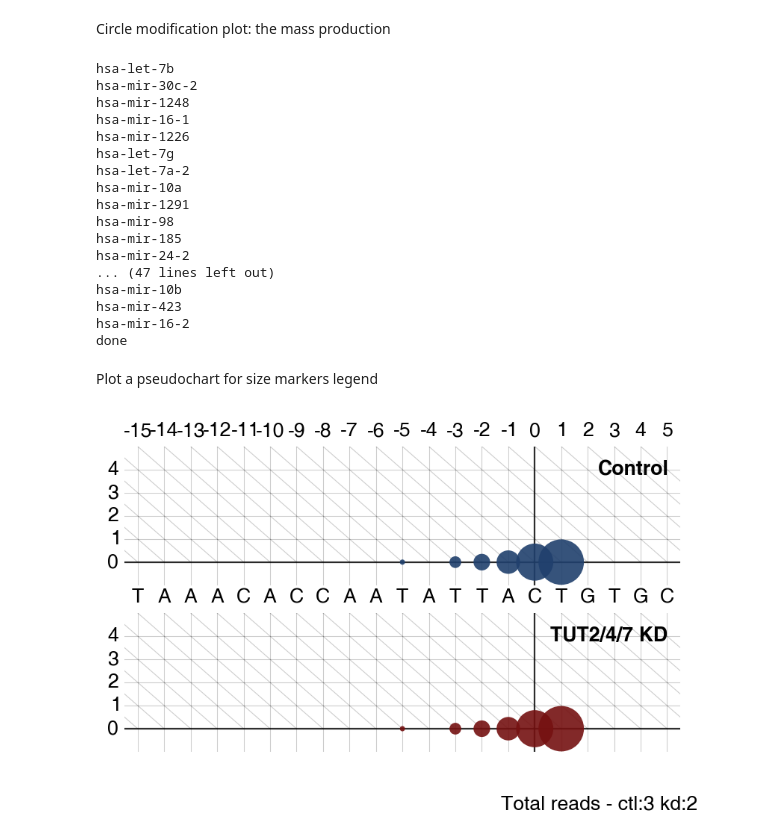
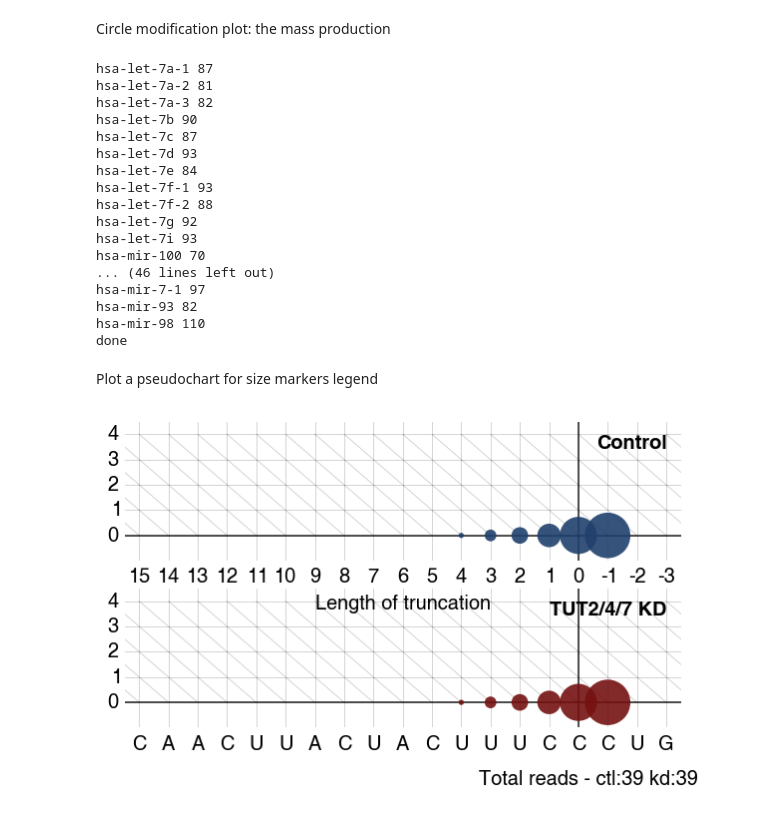
Before and after one commit to hyeshik/bskim-2015-pre-miRNA, a Jupyter notebook: notes/plot-modifications-endpos-frequency-circles.ipynb, the cells around one changed output. Saved outputs shown, nothing was run; the diff lists cells and outputs as text; code cells hidden in the pictures.

```diff
--- a/notes/plot-modifications-endpos-frequency-circles.ipynb
+++ b/notes/plot-modifications-endpos-frequency-circles.ipynb
@@ -89,7 +96,7 @@ mostfreq = mostfreq_pos[hairpinname]
 ctlfreqarr = ctlcnt[hairpinname] / ctlcnt[hairpinname].sum()
 kdfreqarr = kdcnt[hairpinname] / kdcnt[hairpinname].sum()
 # %%
-endpos_range = np.arange(mostfreq-10, mostfreq+6)
+endpos_range = np.arange(mostfreq-10, mostfreq+4)
 modcnt_range = np.arange(5)
 
 sc_pos_x = np.array([ep for ep in endpos_range for mc in modcnt_range])
@@ -129,10 +136,10 @@ plt.subplots_adjust(hspace=0.3)
 Add sequence line in the middle.
 # %%
 from Bio import SeqIO
-hairpin_seqs = SeqIO.to_dict(SeqIO.parse(open('reference/hairpins.fa'), 'fasta'))
+hairpin_seqs = SeqIO.to_dict(SeqIO.parse(open('../reference/hairpins.fa'), 'fasta'))
 # %%
 max_modcnt = 4
-endpos_range = np.arange(mostfreq-10, mostfreq+6)
+endpos_range = np.arange(mostfreq-10, mostfreq+4)
 modcnt_range = np.arange(max_modcnt+1)
 
 sc_pos_x = np.array([ep for ep in endpos_range for mc in modcnt_range])
@@ -140,7 +147,7 @@ sc_pos_y = np.array([mc for ep in endpos_range for mc in modcnt_range])
 sc_freq_cnt = np.array([ctlfreqarr[ep, mc] for ep in endpos_range for mc in modcnt_range])
 sc_freq_kd = np.array([kdfreqarr[ep, mc] for ep in endpos_range for mc in modcnt_range])
 
-ref_sequence = hairpin_seqs[hairpinname][endpos_range[0]:endpos_range[-1]+1]
+ref_sequence = hairpin_seqs[hairpinname][endpos_range[0]-1:endpos_range[-1]]
 
 def adjust_axis(ax, sample, showseq=False):
     plt.axvline(mostfreq, c='black', zorder=0, alpha=0.8)
@@ -149,26 +156,27 @@ def adjust_axis(ax, sample, showseq=False):
     # draw diagonal grid lines
     diaggrid_xbase = np.arange(endpos_range[0], endpos_range[-1] + max_modcnt + 1)
     for x in diaggrid_xbase:
-        xpts = np.arange(x - max_modcnt - 1, x+1)
-        ypts = np.arange(max_modcnt + 1, -1, -1)
+        xpts = np.arange(x - max_modcnt, x+1)
+        ypts = np.arange(max_modcnt, -1, -1)
         plt.plot(xpts, ypts, c='black', alpha=0.2, lw=0.5)
 
     if showseq:
         plt.xticks(endpos_range, list(ref_sequence))
     else:
-        plt.xticks(endpos_range, endpos_range - mostfreq)
+        plt.xticks(endpos_range, -(endpos_range - mostfreq))
+        plt.xlabel('Length of truncation')
 
     plt.xlim(endpos_range[0] - 0.5, endpos_range[-1] + 0.5)
-    plt.ylim(-1, modcnt_range[-1] + 1)
+    plt.ylim(-1, modcnt_range[-1] + 0.5)
     plt.yticks(modcnt_range)
     plt.grid(True, ls='-', alpha=0.2)
     plt.annotate(sample, (endpos_range[-1], modcnt_range[-1]), ha='right',
-                 va='center', fontsize=12, fontweight='bold')
+                 va='top', fontsize=12, fontweight='bold')
 
     plt.setp(ax.get_xticklines(), visible=False)
     plt.setp(ax.get_yticklines(), visible=False)
     ax.set_frame_on(False)
-    ax.xaxis.tick_top()
+    #ax.xaxis.tick_top()
 
 fig = plt.figure(figsize=(6, 3.3))
 
@@ -192,15 +200,15 @@ plt.annotate('Total reads: ctl:{:.0f} kd:{:.0f}'.format(ctlcnt[hairpinname].sum(
 # %% [markdown]
 Circle modification plot: the mass production
 # %%
-for hairpin in set(ctlcnt) & set(kdcnt):
+for hairpin in sorted(set(ctlcnt) & set(kdcnt)):
     if ctlcnt[hairpin].sum() < 100:
         continue
-
-    print(hairpin)
 
     ctlfreqarr = ctlcnt[hairpin] / ctlcnt[hairpin].sum()
     kdfreqarr = kdcnt[hairpin] / kdcnt[hairpin].sum()
     mostfreq = mostfreq_pos[hairpin]
+
+    print(hairpin, mostfreq)
 
     endpos_range = np.arange(mostfreq-15, mostfreq+6)
     modcnt_range = np.arange(5)
@@ -210,7 +218,7 @@ for hairpin in set(ctlcnt) & set(kdcnt):
     sc_freq_cnt = np.array([ctlfreqarr[ep, mc] for ep in endpos_range for mc in modcnt_range])
     sc_freq_kd = np.array([kdfreqarr[ep, mc] for ep in endpos_range for mc in modcnt_range])
 
-    ref_sequence = hairpin_seqs[hairpin][endpos_range[0]:endpos_range[-1]+1]
+    ref_sequence = str(hairpin_seqs[hairpin][endpos_range[0]-1:endpos_range[-1]].seq).replace('T', 'U')
 
     fig = plt.figure(figsize=(6, 3.3))
 
@@ -218,48 +226,48 @@ for hairpin in set(ctlcnt) & set(kdcnt):
 
     plt.scatter(sc_pos_x, sc_pos_y, s=sc_freq_cnt*1000, lw=0, c='#20406d', alpha=0.9, edgecolor='none',
                 zorder=8)
-    adjust_axis(ax, 'Control', showseq=False)
+    adjust_axis(ax, 'Control', showseq=True)
 
     ax = fig.add_subplot(2, 1, 2)
 
     plt.scatter(sc_pos_x, sc_pos_y, s=sc_freq_kd*1000, lw=0, c='#751111', alpha=0.9, edgecolor='none',
                 zorder=8)
-    adjust_axis(ax, 'TUT2/4/7 KD', showseq=True)
+    adjust_axis(ax, 'TUT2/4/7 KD', showseq=False)
     #ax.invert_yaxis()
 
     plt.annotate('Total reads - ctl:{:,.0f} kd:{:,.0f}'.format(ctlcnt[hairpin].sum(), kdcnt[hairpin].sum()),
                   (0.95, 0), ha='right', va='bottom', xycoords='figure fraction')
 
-    plt.subplots_adjust(hspace=0.2)
+    plt.subplots_adjust(hspace=0.2, top=0.9, bottom=0.2)
 
-    plt.savefig('plots/modpos-freq-circles-{}.pdf'.format(hairpin[4:]))
+    plt.savefig('../plots/modpos-freq-circles-{}.pdf'.format(hairpin[4:]))
     plt.close(fig)
 
 print('done')
 # %% [output]
-hsa-let-7b
-hsa-mir-30c-2
-hsa-mir-1248
-hsa-mir-16-1
-hsa-mir-1226
-hsa-let-7g
-hsa-let-7a-2
-hsa-mir-10a
-hsa-mir-1291
-hsa-mir-98
-hsa-mir-185
-hsa-mir-24-2
-... (47 lines left out)
-hsa-mir-10b
-hsa-mir-423
-hsa-mir-16-2
+hsa-let-7a-1 87
+hsa-let-7a-2 81
+hsa-let-7a-3 82
+hsa-let-7b 90
+hsa-let-7c 87
+hsa-let-7d 93
+hsa-let-7e 84
+hsa-let-7f-1 93
+hsa-let-7f-2 88
+hsa-let-7g 92
+hsa-let-7i 93
+hsa-mir-100 70
+... (46 lines left out)
+hsa-mir-7-1 97
+hsa-mir-93 82
+hsa-mir-98 110
 done
 # %% [markdown]
 Plot a pseudochart for size markers legend
 # %%
 zerofreqarr = ctlfreqarr - ctlfreqarr
 zerofreqcenter = 100
-zerofreqarr[zerofreqcenter - 5, 0] = 0.01
+zerofreqarr[zerofreqcenter - 4, 0] = 0.01
 zerofreqarr[zerofreqcenter - 3, 0] = 0.05
 zerofreqarr[zerofreqcenter - 2, 0] = 0.10
 zerofreqarr[zerofreqcenter - 1, 0] = 0.20
@@ -268,33 +276,33 @@ zerofreqarr[zerofreqcenter + 1, 0] = 0.75
 
 mostfreq = zerofreqcenter
 
-endpos_range = np.arange(mostfreq-15, mostfreq+6)
+endpos_range = np.arange(mostfreq-15, mostfreq+4)
 modcnt_range = np.arange(5)
 
 sc_pos_x = np.array([ep for ep in endpos_range for mc in modcnt_range])
 sc_pos_y = np.array([mc for ep in endpos_range for mc in modcnt_range])
 sc_freq_cnt = np.array([zerofreqarr[ep, mc] for ep in endpos_range for mc in modcnt_range])
 sc_freq_kd = np.array([zerofreqarr[ep, mc] for ep in endpos_range for mc in modcnt_range])
 
 fig = plt.figure(figsize=(6, 3.3))
 
 ax = fig.add_subplot(2, 1, 1)
 
 plt.scatter(sc_pos_x, sc_pos_y, s=sc_freq_cnt*1000, lw=0, c='#20406d', alpha=0.9, edgecolor='none',
             zorder=8)
 adjust_axis(ax, 'Control', showseq=False)
 
 ax = fig.add_subplot(2, 1, 2)
 
 plt.scatter(sc_pos_x, sc_pos_y, s=sc_freq_kd*1000, lw=0, c='#751111', alpha=0.9, edgecolor='none',
             zorder=8)
 adjust_axis(ax, 'TUT2/4/7 KD', showseq=True)
 
 plt.annotate('Total reads - ctl:{:,.0f} kd:{:,.0f}'.format(ctlcnt[hairpin].sum(), kdcnt[hairpin].sum()),
               (0.95, 0), ha='right', va='bottom', xycoords='figure fraction')
 
 plt.subplots_adjust(hspace=0.2)
 
-plt.savefig('plots/modpos-freq-sizemarker.pdf')
+plt.savefig('../plots/modpos-freq-sizemarker.pdf')
 # %% [output]
-[figure, old version]
+[figure, new version]
```
Also changed, not shown: parts of 10 cells of this notebook, 1 other file.
